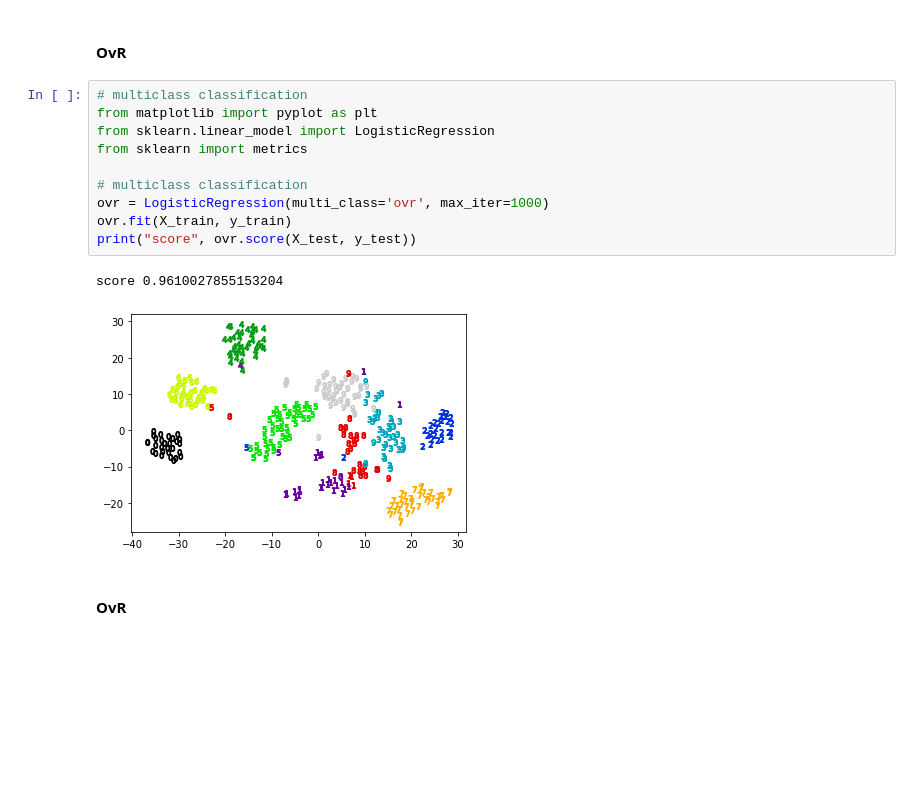
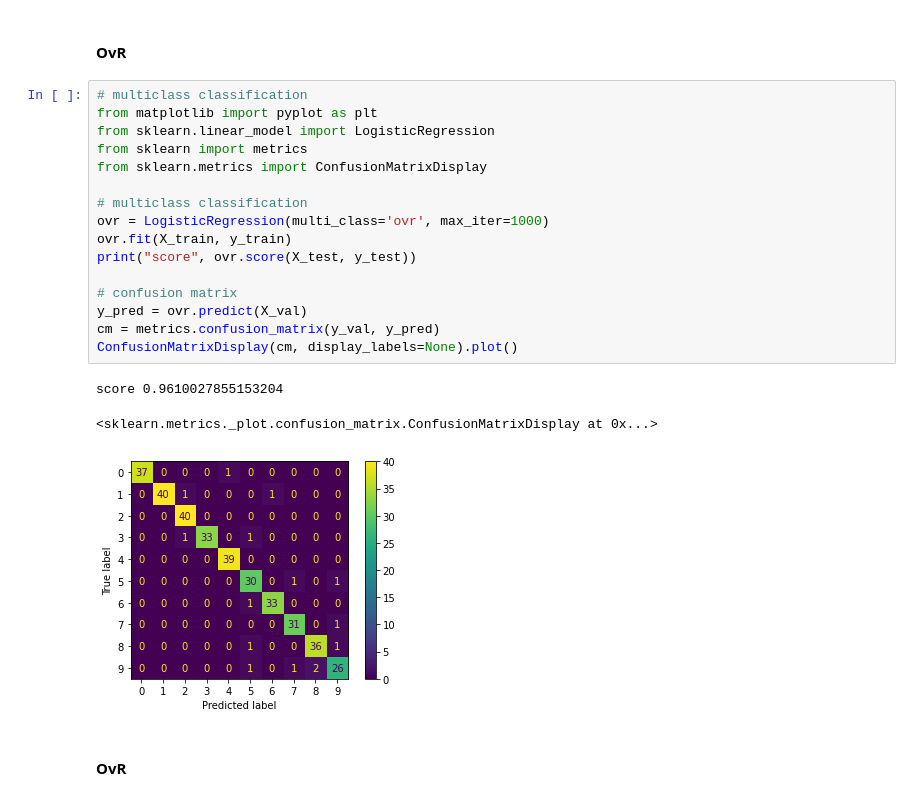
Before and after one commit to arnaud18o5/SI4-machinelearning, a Jupyter notebook: TPRegression.ipynb, the cells around one changed output. Cells and saved outputs as stored; diff of their text form; blank space fills up the shorter version.

```diff
--- a/TPRegression.ipynb
+++ b/TPRegression.ipynb
@@ -65,16 +65,23 @@ X_test, X_val, y_test, y_val = train_test_split(X_test, y_test, test_size=.5, ra
 # %%
 # multiclass classification
 from matplotlib import pyplot as plt
 from sklearn.linear_model import LogisticRegression
 from sklearn import metrics
+from sklearn.metrics import ConfusionMatrixDisplay
 
 # multiclass classification
 ovr = LogisticRegression(multi_class='ovr', max_iter=1000)
 ovr.fit(X_train, y_train)
 print("score", ovr.score(X_test, y_test))
+
+# confusion matrix
+y_pred = ovr.predict(X_val)
+cm = metrics.confusion_matrix(y_val, y_pred)
+ConfusionMatrixDisplay(cm, display_labels=None).plot()
 # %% [output]
 score 0.9610027855153204
+<sklearn.metrics._plot.confusion_matrix.ConfusionMatrixDisplay at 0x...>
-[figure, old version]
+[figure, new version]
 # %% [markdown]
 #### OvR
 # %%
```
Also changed, not shown: parts of 8 cells of this notebook.
